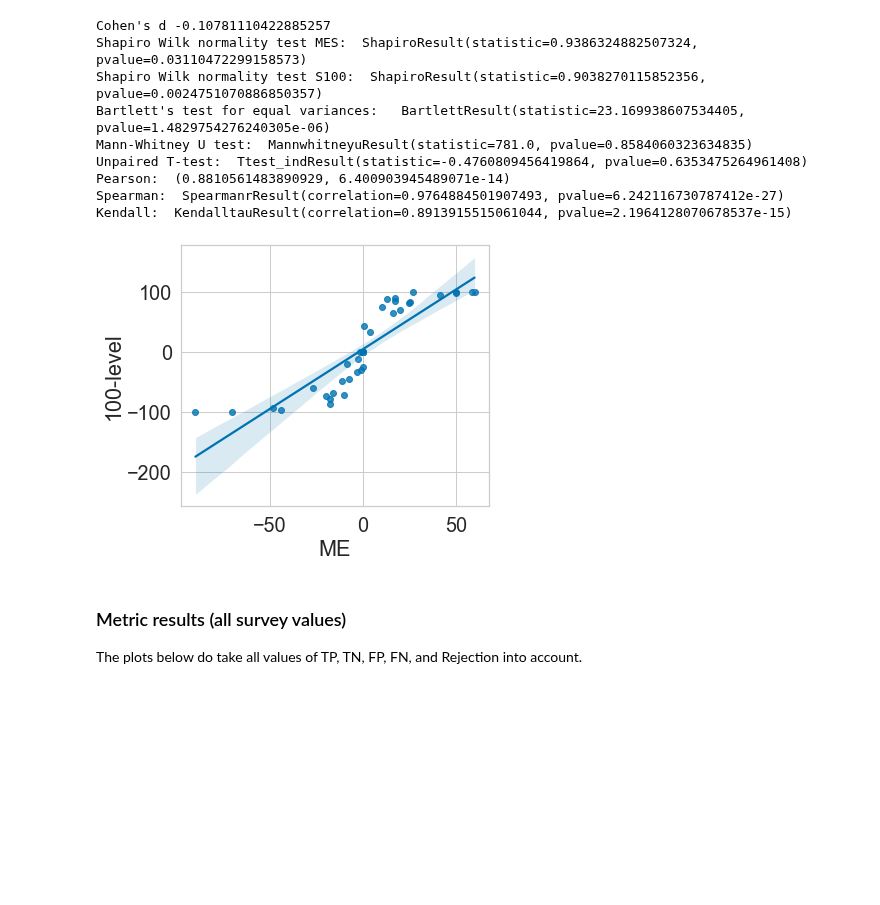
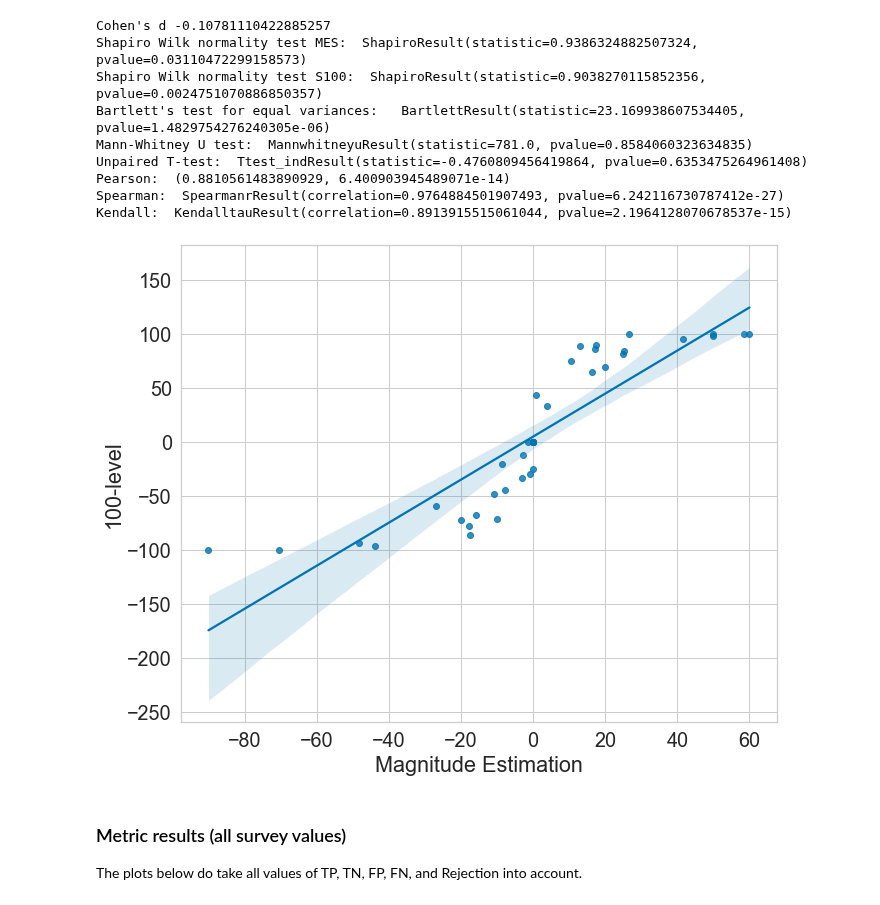
Before and after one commit to delftcrowd/smart_rejector_for_hate_speech, a Jupyter notebook: code/costs/analysis/complete_study.ipynb, the cells around one changed output. Saved outputs shown, nothing was run; the diff lists cells and outputs as text; code cells hidden in the pictures; blank space fills up the shorter version.

Commit message:
Update complete study with paper correlation plot version

```diff
--- a/code/costs/analysis/complete_study.ipynb
+++ b/code/costs/analysis/complete_study.ipynb
@@ -112,12 +112,12 @@ Spearman:  SpearmanrResult(correlation=0.9764884501907493, pvalue=6.242116730787
 Kendall:  KendalltauResult(correlation=0.8913915515061044, pvalue=2.1964128070678537e-15)
 # %%
 %matplotlib inline
-sns.set(rc={'figure.figsize':(6,5)})
+sns.set(rc={'figure.figsize':(10,8)})
 sns.set(font_scale = 1.8, palette="colorblind")
 sns.set_style("whitegrid")
 Analysis.plot_validity(data_mes=mes_data, data_s100=s100_data)
 # %% [output]
-[figure, old version]
+[figure, new version]
 # %% [markdown]
 ### Metric results (all survey values)
 The plots below do take all values of TP, TN, FP, FN, and Rejection into account.
```
